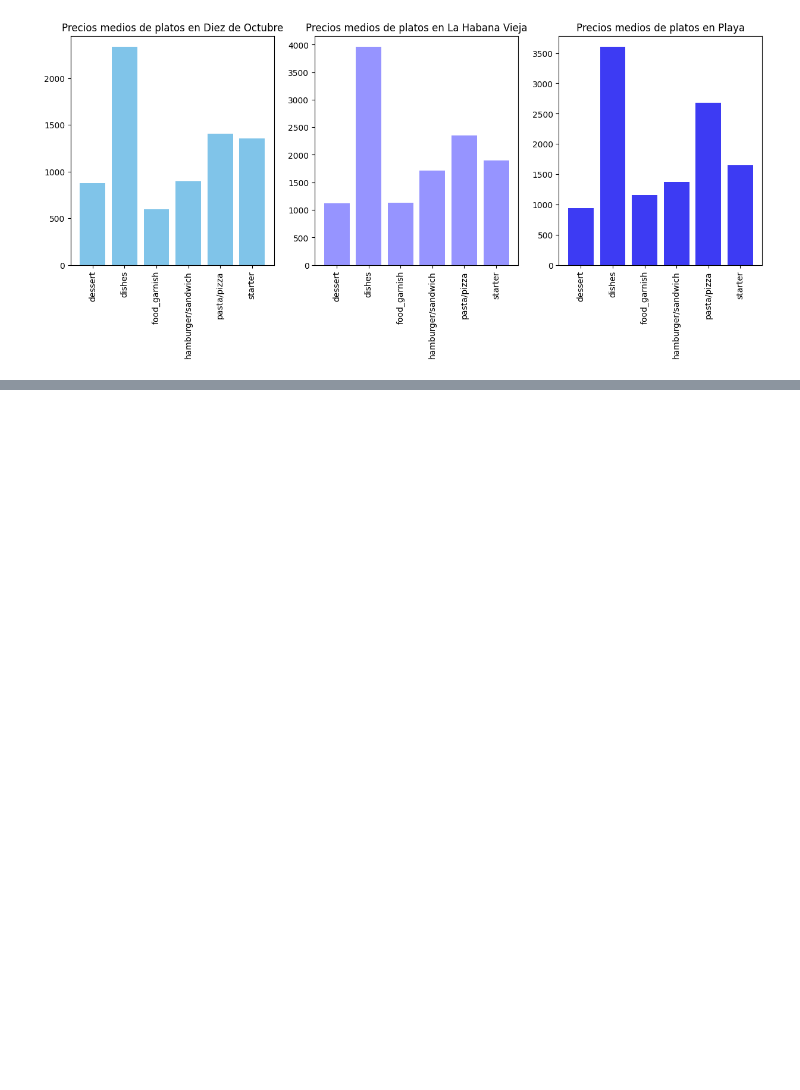
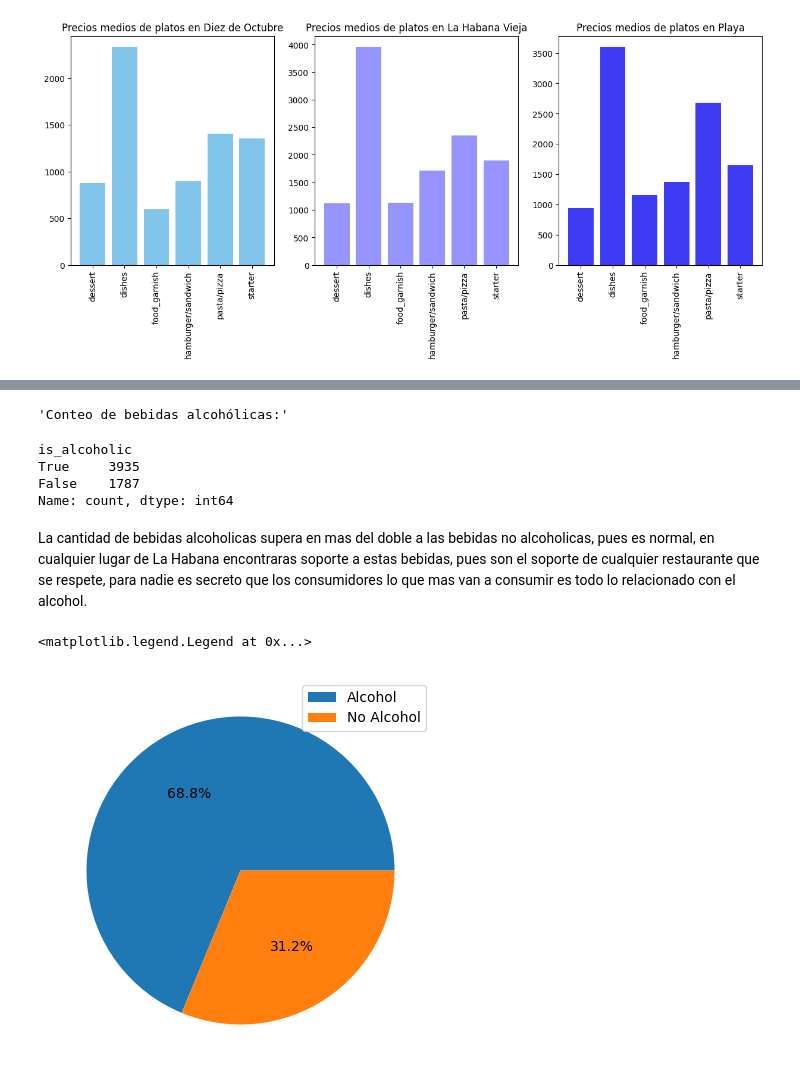
Before and after one commit to Tnoob-dev/DS-Menu, a Jupyter notebook: notebook/main.ipynb, the cells around one changed output, grey strips where cells are left out. Saved outputs shown, nothing was run; the diff lists cells and outputs as text; code cells hidden in the pictures; blank space fills up the shorter version.

```diff
--- a/notebook/main.ipynb
+++ b/notebook/main.ipynb
@@ -59,6 +59,16 @@ fl.GeoJson(
         "fillColor": "#fff",
     }
 ).add_to(lh)
+
+def return_true_values(schema: Dict[str, bool]) -> List[str]:
+    """
+    """
+    true_values = []
+    for name, value in schema.items():
+        if value:
+            true_values.append(name.upper())
+
+    return true_values
 
 for i in range(len(info)):
 
@@ -82,9 +92,10 @@ for i in range(len(info)):
     """
 
     html: str = f"""
-    <h1 class='nameHeader'>{info[i]["name"]}</h1>
-    <h4 class='municipalityHeader'>{get_municipe_by_id(info[i]["municipality"])}</h4>
+    <h1>{info[i]["name"]}</h1>
+    <h4>{get_municipe_by_id(info[i]["municipality"])}</h4>
     <h4>Cocina(s): {", ".join(info[i]["cuisine"])}</h4>
+    <h4>Moneda: {", ".join(return_true_values(info[i]["payment"]["currency"]))}</h4>
     """
     popup_html: str = f"""
     <h4>Horarios (Se expresan en formato 24H)</h4>
@@ -379,0 +384,27 @@ Name: price, dtype: float64
+# %%
+drinks = []
+
+for i in range(len(info)):
+    if info[i]["drinks"] is not None:
+        for drink in info[i]["drinks"]:
+            drinks.append(drink)
+
+dataframeDrinks = pd.DataFrame(drinks)
+
+alcohol_count = dataframeDrinks['is_alcoholic'].value_counts()
+display("Conteo de bebidas alcohólicas:", alcohol_count)
+# %% [output]
+'Conteo de bebidas alcohólicas:'
+is_alcoholic
+True     3935
+False    1787
+Name: count, dtype: int64
+# %% [markdown]
+La cantidad de bebidas alcoholicas supera en mas del doble a las bebidas no alcoholicas, pues es normal, en cualquier lugar de La Habana encontraras soporte a estas bebidas, pues son el soporte de cualquier restaurante que se respete, para nadie es secreto que los consumidores lo que mas van a consumir es todo lo relacionado con el alcohol.
+# %%
+plt.figure(figsize=(10, 5))
+plt.pie(dataframeDrinks["is_alcoholic"].value_counts(), autopct="%0.1f%%")
+plt.legend(["Alcohol", "No Alcohol"])
+# %% [output]
+<matplotlib.legend.Legend at 0x...>
+[figure, added]
```
Also changed, not shown: parts of 9 cells of this notebook, 1 other file.
